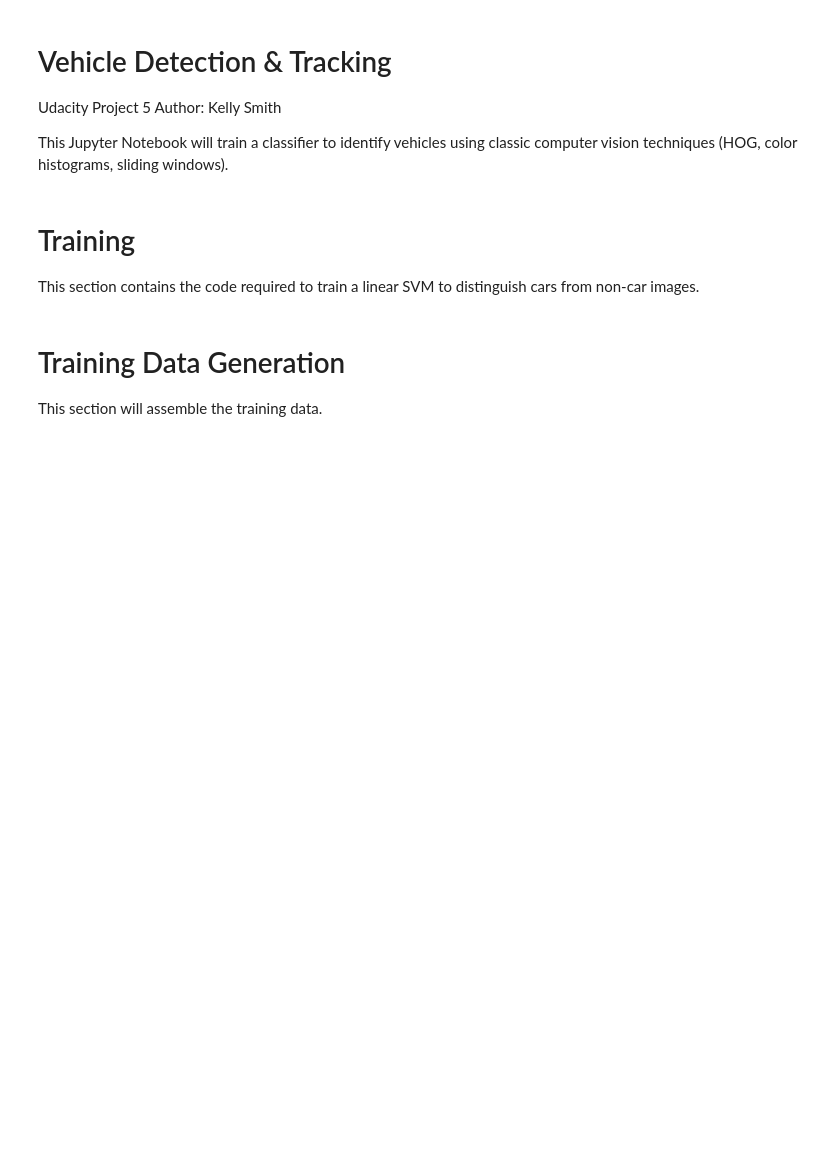
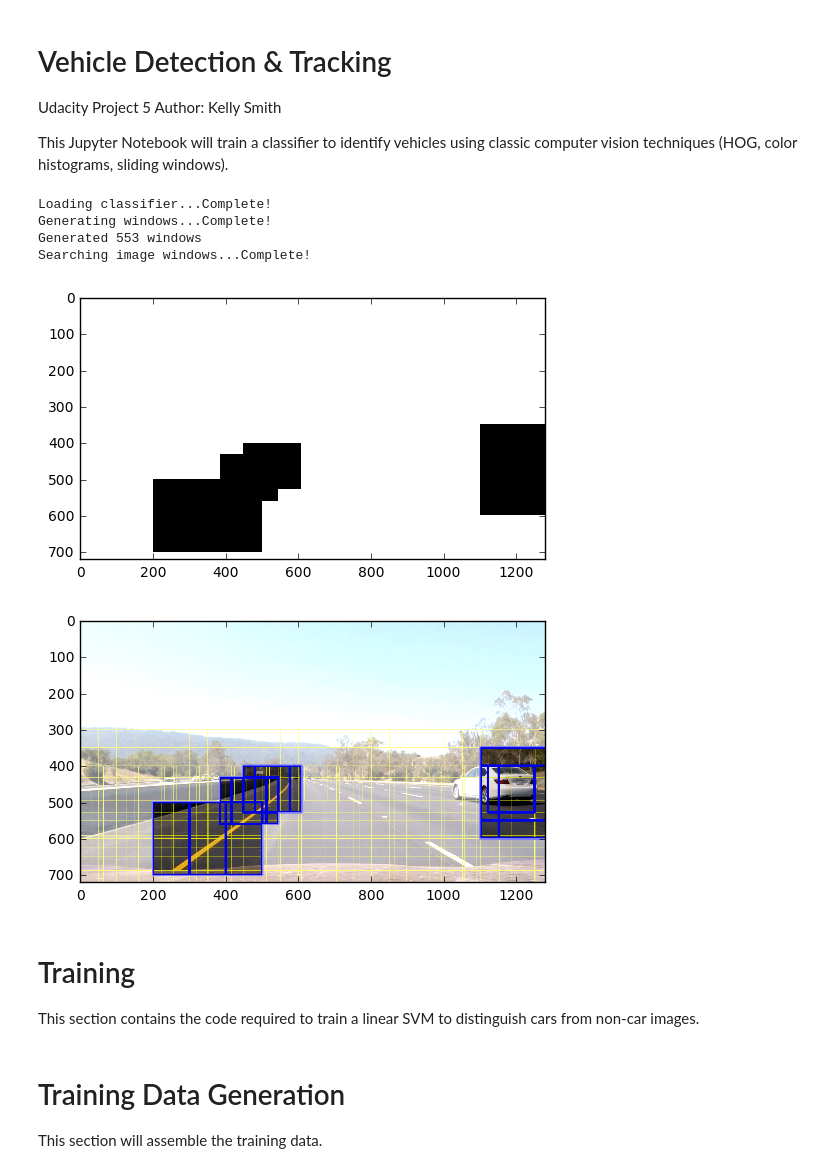
Before and after one commit to ksmith6/vehicle_detection, a Jupyter notebook: Vehicle_Detection_and_Tracking.ipynb, the cells around one changed output. Drawn from its saved outputs; the diff is of its cells as text; code cells hidden in the pictures; blank space fills up the shorter version.

Commit message:
Added working version of heatmap.  Lots of false positives remain.

```diff
--- a/Vehicle_Detection_and_Tracking.ipynb
+++ b/Vehicle_Detection_and_Tracking.ipynb
@@ -22,6 +22,43 @@ from skimage.feature import hog
 # Define constants for the pipeline
 trainingDataFilename = "trainingData.p"
 classifierFilename = "classifier.p"
+# %%
+color_space = 'HLS' # Can be RGB, HSV, LUV, HLS, YUV, YCrCb
+
+# HOG Tuning Knobs
+hog_feat = True # HOG features on or off
+orient = 12  # HOG orientations
+pix_per_cell = 4 # HOG pixels per cell
+cell_per_block = 2 # HOG cells per block
+hog_channel = 0 # Can be 0, 1, 2, or "ALL"
+
+# Spatial Features Knobs
+spatial_feat = False # True # Spatial features on or off
+spatial_size = (16, 16) # Spatial binning dimensions
+
+# Color Histogram Feature Knobs
+hist_bins = 20    # Number of histogram bins
+hist_feat = True # Histogram features on or off
+
+HeatMapThreshold = 150
+# y_start_stop = [300, 720] # Min and max in y to search in slide_window()
+
+image = mpimg.imread('frames/frame265.jpg')
+# image2 = mpimg.imread('frames/frame202.jpg')
+heatmap = HeatMap(image)
+test(image, Retrain=False, Debug=True, Mini=True)
+# test(mpimg.imread('frames/frame266.jpg'), Retrain=False, Debug=True, Mini=True)
+# test(mpimg.imread('frames/frame267.jpg'), Retrain=False, Debug=True, Mini=True)
+
+
+# test(image2)
+# %% [output]
+Loading classifier...Complete!
+Generating windows...Complete!
+Generated 553 windows
+Searching image windows...Complete!
+[figure, added]
+[figure, added]
 # %%
 """
 This is the test function for executing the overall pipeline on a single image.
```
Also changed, not shown: parts of 13 cells of this notebook.
